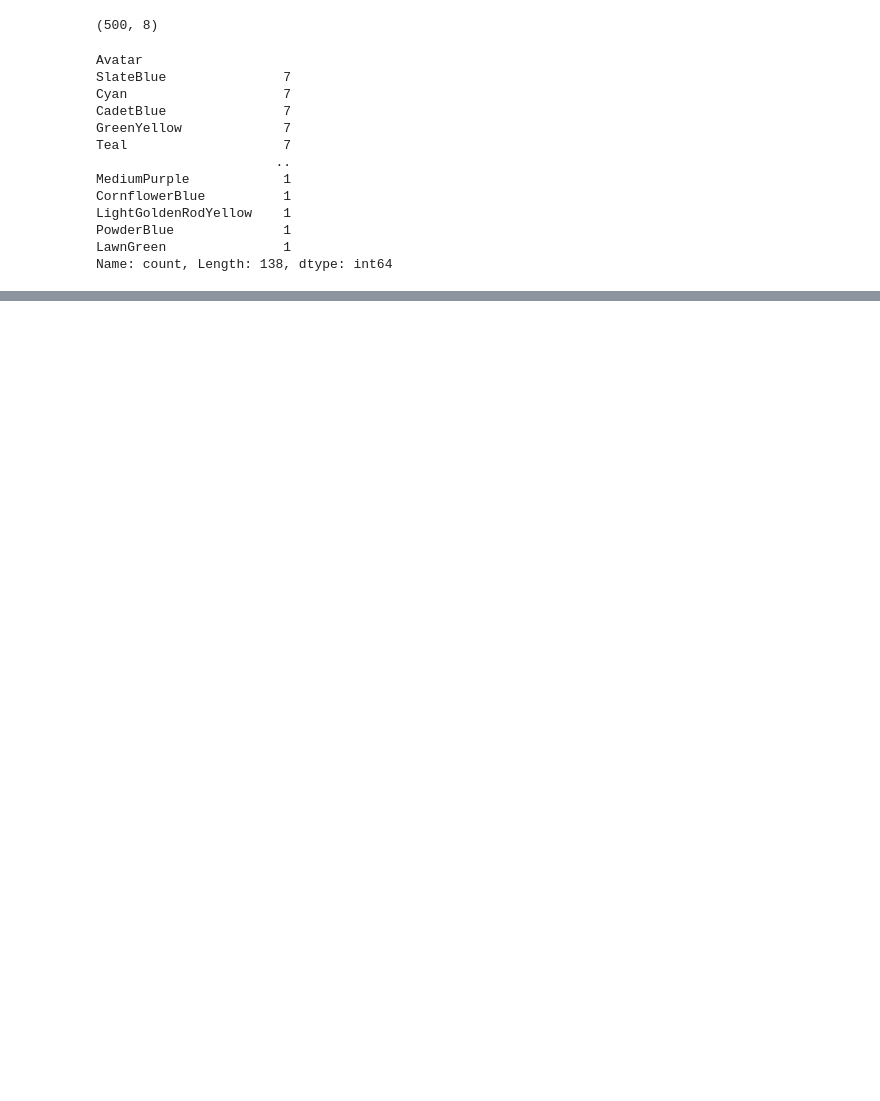
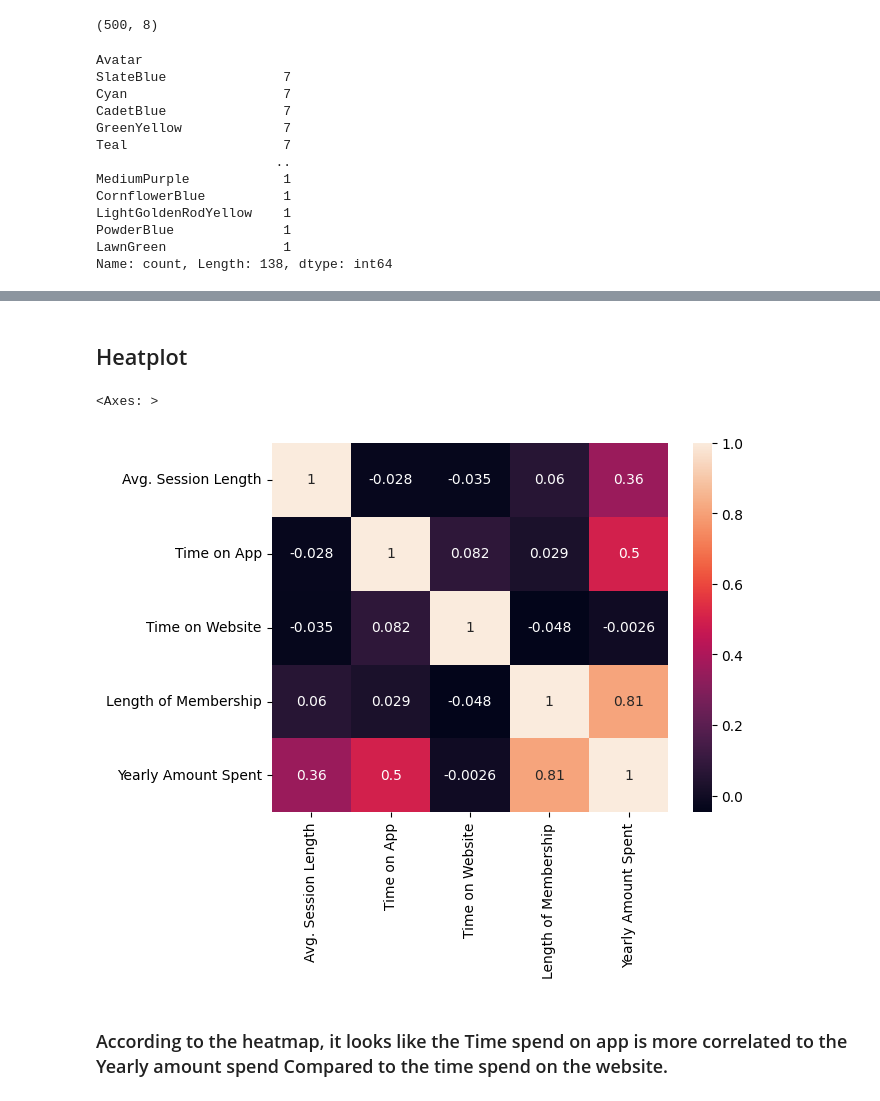
Before and after one commit to Simmisingh3/eCommerce_end_to_end_ML_Project, a Jupyter notebook: notebooks/EDA.ipynb, the cells around one changed output, grey strips where cells are left out. Saved outputs shown, nothing was run; the diff lists cells and outputs as text; code cells hidden in the pictures; blank space fills up the shorter version.

```diff
--- a/notebooks/EDA.ipynb
+++ b/notebooks/EDA.ipynb
@@ -40,0 +154,9 @@ Name: count, Length: 138, dtype: int64
+# %% [markdown]
+## Heatplot
+# %%
+sns.heatmap(data[numerical_column].corr(),annot=True)
+# %% [output]
+<Axes: >
+[figure, added]
+# %% [markdown]
+### According to the heatmap, it looks like the Time spend on app is more correlated to the Yearly amount spend Compared to the time spend on the website.
```
Also changed, not shown: parts of 19 cells of this notebook.
